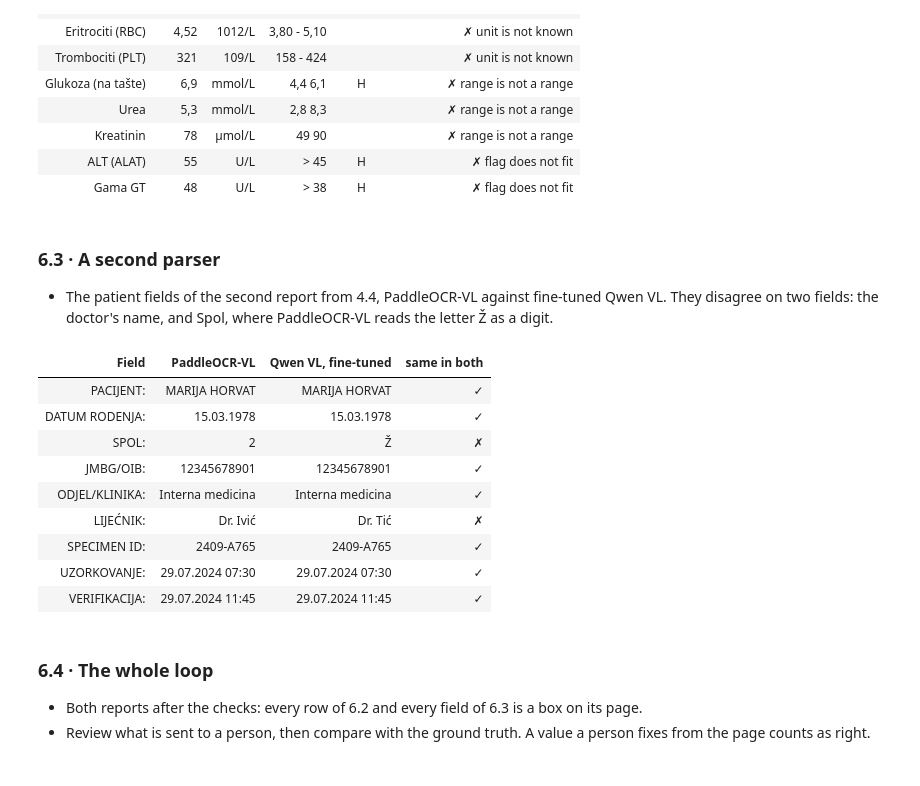
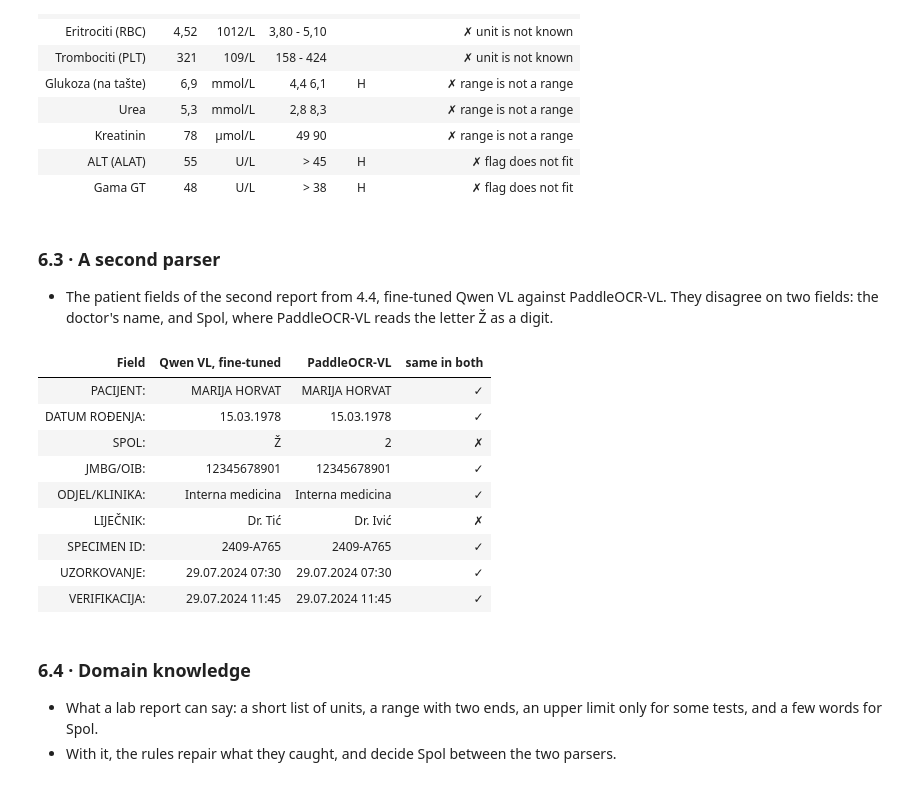
Before and after one commit to Atomic-Intelligence/document-understanding-demo, a Jupyter notebook: notebooks/demo_with_outputs.ipynb, the cells around one changed output. Cells and saved outputs as stored; diff of their text form; code cells hidden in the pictures.

```diff
--- a/notebooks/demo_with_outputs.ipynb
+++ b/notebooks/demo_with_outputs.ipynb
@@ -633,36 +633,36 @@ show.table(docling_rows[docling_rows["Sent to a person because"] != ""])
 # %% [markdown]
 ### 6.3 · A second parser
 
-- The patient fields of the second report from 4.4, PaddleOCR-VL against fine-tuned Qwen VL. They
+- The patient fields of the second report from 4.4, fine-tuned Qwen VL against PaddleOCR-VL. They
   disagree on two fields: the doctor's name, and Spol, where PaddleOCR-VL reads the letter Ž as a
   digit.
 # %%
-qwen_fields = dict(data.cached(PAGE_2, "qwen_finetuned").pairs)
-paddle_fields = data.cached(PAGE_2, "paddleocr_vl").pairs
+qwen_fields = data.cached(PAGE_2, "qwen_finetuned").pairs
+paddle_fields = dict(data.cached(PAGE_2, "paddleocr_vl").pairs)
 
 rows = []
-for field, value in paddle_fields:
-    match = difflib.get_close_matches(field, qwen_fields, n=1, cutoff=0.75)   # labels are misread too
-    other = qwen_fields[match[0]] if match else "(missing)"
-    rows.append({"Field": field, "PaddleOCR-VL": value, "Qwen VL, fine-tuned": other,
+for field, value in qwen_fields:
+    match = difflib.get_close_matches(field, paddle_fields, n=1, cutoff=0.75)   # labels are misread too
+    other = paddle_fields[match[0]] if match else "(missing)"
+    rows.append({"Field": field, "Qwen VL, fine-tuned": value, "PaddleOCR-VL": other,
                  "same in both": "✓" if other == value else "✗"})
 patient_fields = pd.DataFrame(rows)
 show.table(patient_fields)
 # %% [output]
-| Field | PaddleOCR-VL | Qwen VL, fine-tuned | same in both |
+| Field | Qwen VL, fine-tuned | PaddleOCR-VL | same in both |
 | PACIJENT: | MARIJA HORVAT | MARIJA HORVAT | ✓ |
-| DATUM RODENJA: | 15.03.1978 | 15.03.1978 | ✓ |
-| SPOL: | 2 | Ž | ✗ |
+| DATUM ROĐENJA: | 15.03.1978 | 15.03.1978 | ✓ |
+| SPOL: | Ž | 2 | ✗ |
 | JMBG/OIB: | 12345678901 | 12345678901 | ✓ |
 | ODJEL/KLINIKA: | Interna medicina | Interna medicina | ✓ |
-| LIJEĆNIK: | Dr. Ivić | Dr. Tić | ✗ |
+| LIJEČNIK: | Dr. Tić | Dr. Ivić | ✗ |
 | SPECIMEN ID: | 2409-A765 | 2409-A765 | ✓ |
 | UZORKOVANJE: | 29.07.2024 07:30 | 29.07.2024 07:30 | ✓ |
 | VERIFIKACIJA: | 29.07.2024 11:45 | 29.07.2024 11:45 | ✓ |
 # %% [markdown]
-### 6.4 · The whole loop
+### 6.4 · Domain knowledge
 
-- Both reports after the checks: every row of 6.2 and every field of 6.3 is a box on its page.
-- Review what is sent to a person, then compare with the ground truth. A value a person fixes from the
-  page counts as right.
+- What a lab report can say: a short list of units, a range with two ends, an upper limit only for some
+  tests, and a few words for Spol.
+- With it, the rules repair what they caught, and decide Spol between the two parsers.
 # %%
```
Also changed, not shown: parts of 10 cells of this notebook, 2 other files.
